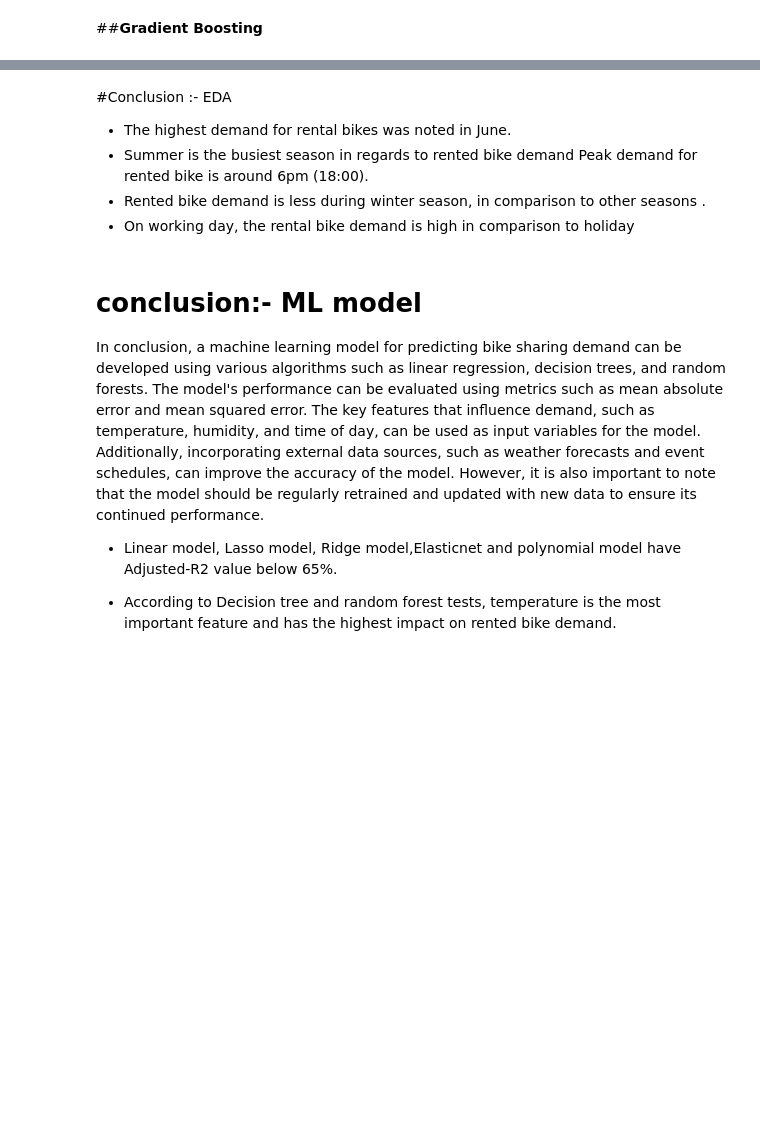
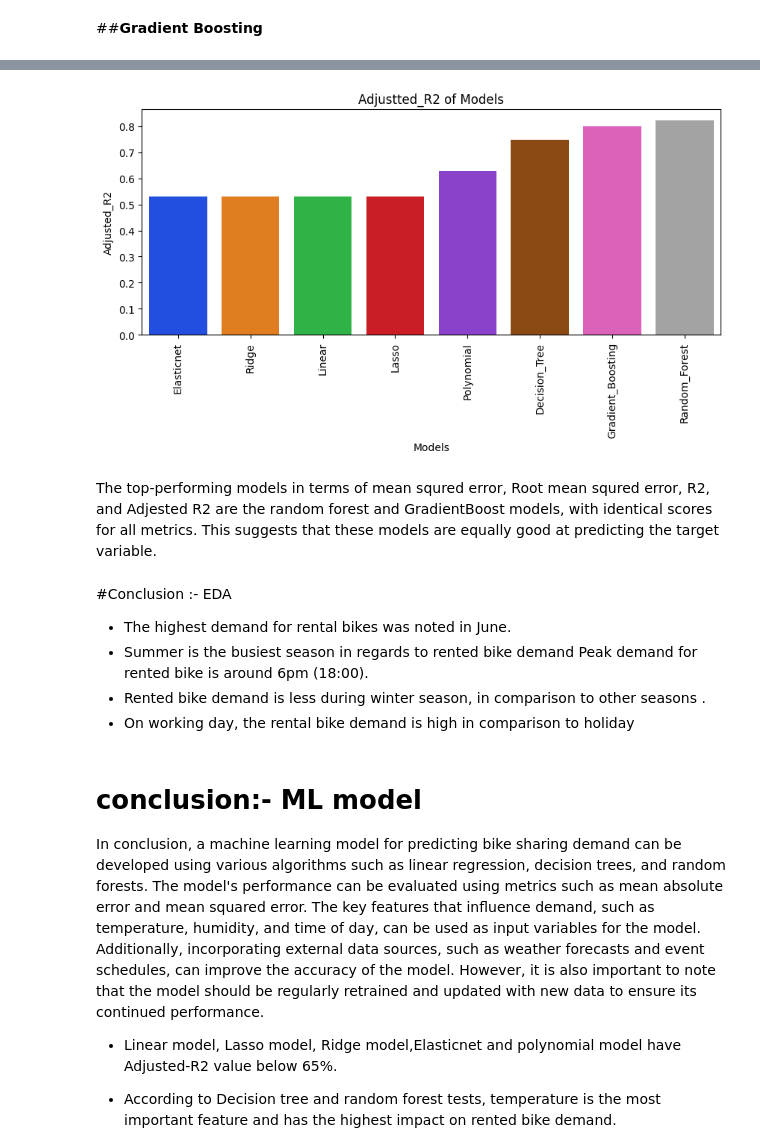
Before and after one commit to Bhojraj-Jadhav/Bike-shairing-demand-prediction, a Jupyter notebook: Bike_Sharing_Demand_Prediction.ipynb, the cells around one changed output, grey strips where cells are left out. Cells and saved outputs as stored; diff of their text form; code cells hidden in the pictures; blank space fills up the shorter version.

```diff
--- a/Bike_Sharing_Demand_Prediction.ipynb
+++ b/Bike_Sharing_Demand_Prediction.ipynb
@@ -1167,0 +1187,9 @@ Evaluation Graph
+# %%
+#creating dictionary to store all the metrices
+all_model_matrices={'Mean_square_error':mean_sq_error,'Root_Mean_square_error':root_mean_sq_error,'R2':r2_list,'Adjusted_R2':adj_r2_list}
+# %%
+#list of all model made ,'Gradient_Boosting',,'CATBoost'
+model_name=['Linear','Lasso','Ridge','Elasticnet','Polynomial','Decision_Tree','Random_Forest','Gradient_Boosting',]
+# %%
+#converting dictionary to dataframe fro easy visual
+matrices_df=pd.DataFrame.from_dict(all_model_matrices,orient="index",columns=model_name)
@@ -1167,0 +1204,3 @@ Evaluation Graph
+# %%
+#transposing matrices_df for easy and clear view and saving that as new final matrices df
+final_matrices=matrices_df.transpose().reset_index().rename(columns={'index':'Models'})
@@ -1168,3 +1219,12 @@ Evaluation Graph
+# %%
+#creating bar plot to visualize the Adjusted R2 of model.
+plt.figure(figsize=(10,4),dpi=100)
+sns.barplot(x='Models',y='Adjusted_R2',data=final_matrices.sort_values('Adjusted_R2'),palette="bright").set(title='Adjustted_R2 of Models')
+plt.xticks(rotation=90);
+# %% [output]
+[figure, added]
+# %% [markdown]
+The top-performing models in terms of mean squred error, Root mean squred error, R2, and Adjested R2 are the random forest and GradientBoost models, with identical scores for all metrics. This suggests that these models are equally good at predicting the target variable.
 # %% [markdown]
 #Conclusion :- EDA
 
```
Also changed, not shown: parts of 32 cells of this notebook.
